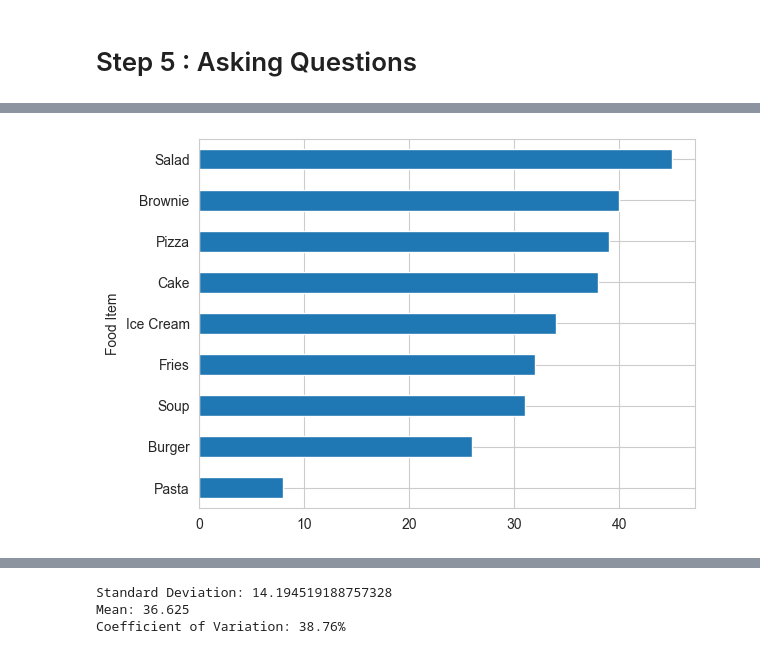
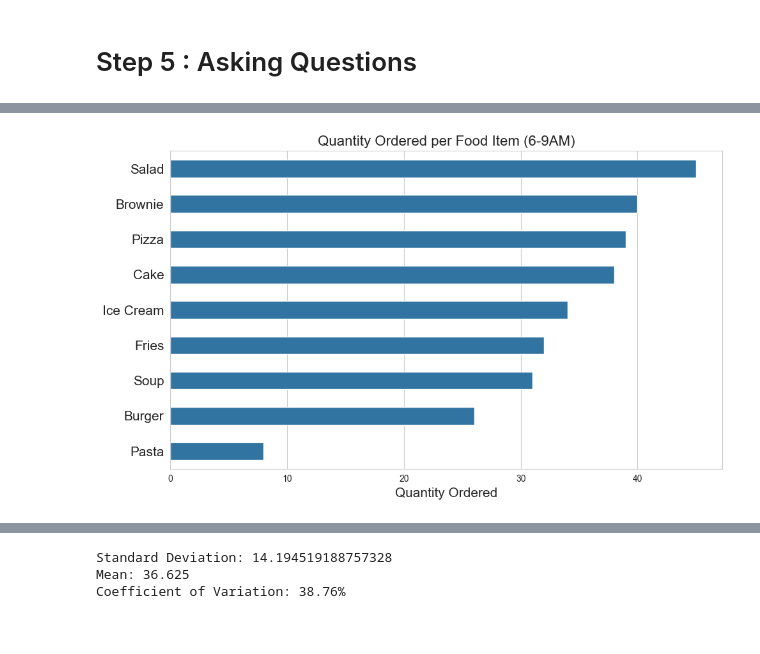
Before and after one commit to gonkikong0/Data-Science-, a Jupyter notebook: EDA_final_shivam.ipynb, the cells around one changed output, grey strips where cells are left out. Saved outputs shown, nothing was run; the diff lists cells and outputs as text; code cells hidden in the pictures.

```diff
--- a/EDA_final_shivam.ipynb
+++ b/EDA_final_shivam.ipynb
@@ -117,6 +117,7 @@ df['time'] = df['Order Time'].dt.time
 df['day_name'] = df['Order Time'].dt.day_name()
 df['month'] = df['Order Time'].dt.month
 df['hour'] = df['Order Time'].dt.hour
+df['date'] = df['Order Time'].dt.date
 df
 # %% [output]
 |  | Order ID | Customer_Name | Food Item | Category | Quantity | Price | Payment Method | Order Time | ... |
@@ -356,10 +343,12 @@ x_hourly_orders = hourly_orders.index
 y_hourly_orders = hourly_orders.values
 # %%
 fig,ax = plt.subplots(figsize=(10,6))
-plt.plot(x_hourly_orders, y_hourly_orders)
+sns.set_style("darkgrid")
+sns.lineplot(x = x_hourly_orders, y= y_hourly_orders, marker = "o", markerfacecolor = "w", linewidth = 2)
 ax.set_xticks(x_hourly_orders)
-plt.title("Revenue generated per Hour")
-plt.xlabel("nth Hour")
-plt.ylabel("Total Revenue (USD)")
+plt.title("Revenue generated per Hour", fontsize = 15)
+plt.xlabel("nth Hour", fontsize = 15)
+plt.ylabel("Total Revenue (USD)", fontsize = 15)
+
 plt.show()
 # %% [output]
@@ -397,6 +375,12 @@ df
 # %%
-df_bfast = df.loc[df['hour'].between(6,9), :]
-ax = df_bfast['Food Item'].value_counts().sort_values().plot(kind = 'barh', title = 'Frequency of Food Items sold between 6-9AM')
-ax.set_xlabel("No. of times ordered")
+fig, ax = plt.subplots(figsize = (10,6))
+sns.set_style("whitegrid")
+sns.barplot(x = bfast_items_fqy.values, y= bfast_items_fqy.index, width = 0.5)
+ax.tick_params(axis='y', labelsize=15)
+plt.xlabel("Frequency of Order", fontsize = 15)
+plt.ylabel("")
+plt.title("Frequency of Order per Food Item (6-9AM)", fontsize = 16)
+
+plt.tight_layout()
 plt.show()
 # %% [output]
@@ -406,5 +391,16 @@ Task : To segregate the amount
 # %%
-df_bfast.groupby('Food Item')['Quantity'].sum().sort_values().plot(kind = 'barh')
+bfast_items_qty = df_bfast.groupby('Food Item')['Quantity'].sum().sort_values(ascending = False)
+
+
+fig, ax = plt.subplots(figsize = (10,6))
+sns.set_style("whitegrid")
+sns.barplot(x = bfast_items_qty.values, y= bfast_items_qty.index, width = 0.5)
+ax.tick_params(axis='y', labelsize=15)
+plt.xlabel("Quantity Ordered", fontsize = 15)
+plt.ylabel("")
+plt.title("Quantity Ordered per Food Item (6-9AM)", fontsize = 16)
+
+plt.tight_layout()
 plt.show()
 # %% [output]
-[figure, old version]
+[figure, new version]
```
Also changed, not shown: parts of 26 cells of this notebook.
